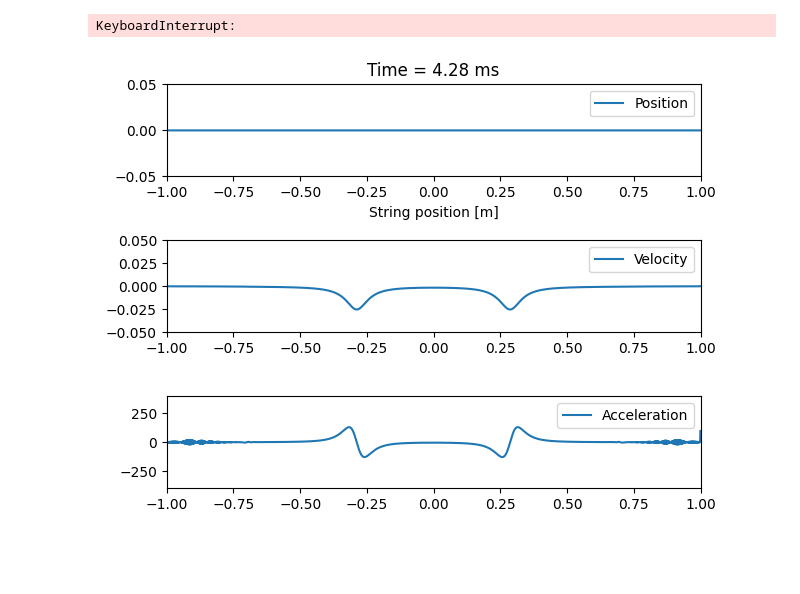
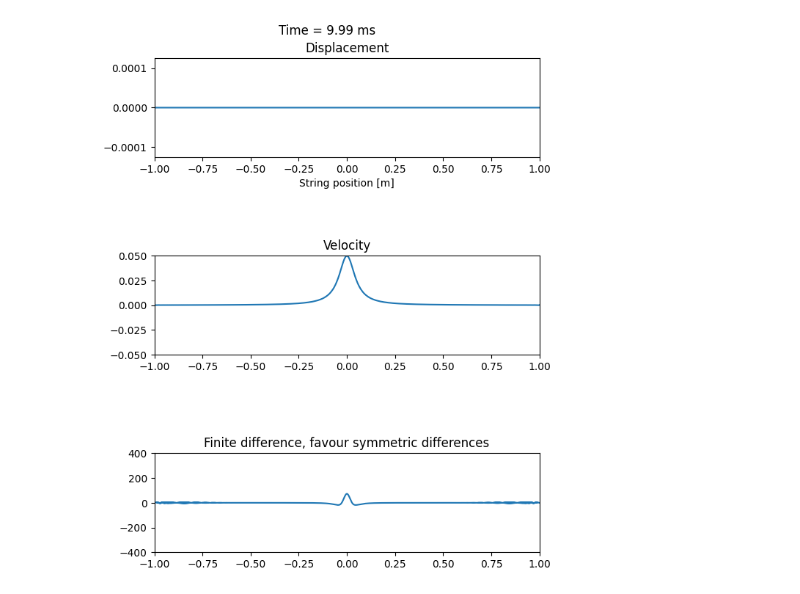
Before and after one commit to tbelvin2000/Phys499code, a Jupyter notebook: SimpleEx.ipynb, the cells around one changed output. Drawn from its saved outputs; the diff is of its cells as text; code cells hidden in the pictures; blank space fills up the shorter version.

```diff
--- a/SimpleEx.ipynb
+++ b/SimpleEx.ipynb
@@ -50,41 +50,86 @@ tf = 0.01
 t_eval = np.arange(t0, tf, dt)
 
 sol = solve_ivp(couple_fun, t_span= [t0, tf], y0= u_0, t_eval= t_eval, method="RK23")
 
 fig1, (ax1, ax2, ax3) = plt.subplots(3,1)
 ax1.set_xlabel('String position [m]')
 title = ax1.set_title(' ')
-line1, = ax1.plot([], [], label='Position')
+# line1, = ax1.plot([], [], label='Position')
+# line2, = ax2.plot([], [], label='Velocity')
+# line1, = ax1.plot([], [], label= r'$v^2$  $\nabla^2$ $\psi(x)$')
+line1, = ax1.plot([], [], label= 'Displacement')
+# line2, = ax2.plot([], [], label='Finite diff, favor increase')
 line2, = ax2.plot([], [], label='Velocity')
-line3, = ax3.plot([], [], label='Acceleration')
-ax1.set_ylim(-1/(b*v_p), 1/(b*v_p))
+line3, = ax3.plot([], [], label='Finite diff, favor symmetric')
+ax1.set_ylim(-1/(b*v_p**2), 1/(b*v_p**2))
+# ax1.set_ylim(-1/b**2, 1/b**2)
 ax1.set_xlim(-1, 1)
-ax2.set_ylim(-v_0.max(), v_0.max())
+ax2.set_ylim(-1.2*(v_0.max()), 1.2*v_0.max())
+# ax2.set_ylim(-1/b**2, 1/b**2)
 ax2.set_xlim(-1,1)
 ax3.set_ylim(-1/b**2, 1/b**2)
 ax3.set_xlim(-1,1)
-ax1.legend()
-ax2.legend()
-ax3.legend()
+# ax1.set_title(r'Finite difference laplacian')
+# ax2.set_title('Finite difference, favor increasing difference')
+ax1.set_title('Displacement')
+ax2.set_title('Velocity')
+ax3.set_title('Finite difference, favour symmetric differences')
 
 def init():
     line1.set_data([],[])
     line2.set_data([],[])
     line3.set_data([],[])
     return line1, line2, line3,
 
+def accell(arr):
+    # finite differences, laplacian
+    ret = v_p**2 * laplacian.dot(arr)
+    ret[0] = 0
+    ret[-1] = 0
+    return ret
+
+def accell_inc(t):
+    # finite differences, favor increased time
+    v_t = sol.y[arr_dim:, t]
+    if t +1 == len(sol.t):
+        v_dt = sol.y[arr_dim:, t - 1]
+        return (v_t - v_dt) /dt
+    else:
+        v_dt = sol.y[arr_dim:, t + 1]
+        return (v_dt - v_t) / dt
+
+def accell_mix(t):
+    # Finite differences, favor symmetric difference
+    d = 2
+    if t == 0:
+        less_dt = sol.y[arr_dim:, t]
+        d = 1
+    else:
+        less_dt = sol.y[arr_dim:, t - 1]
+    if t == len(sol.t) - 1:
+        more_dt = sol.y[arr_dim:, t]
+        d = 1
+    else:
+        more_dt = sol.y[arr_dim:, t + 1]
+    return (more_dt - less_dt) / (d * dt)
+
+
+
 def animate(i):
     line1.set_data(z_string, sol.y[:arr_dim, i])
+    # line1.set_data(z_string, accell(sol.y[:arr_dim, i]))
     line2.set_data(z_string, sol.y[arr_dim:, i])
-    line3.set_data(z_string, v_p**2 * laplacian.dot(sol.y[:arr_dim, i]))
-    title.set_text('Time = {:.2f} ms'.format(1000*sol.t[i]))
+    # line2.set_data(z_string, accell_inc(i))
+    line3.set_data(z_string, accell_mix(i))
+    fig1.suptitle('Time = {:.2f} ms'.format(1000*sol.t[i]))
+    # title.set_text()
     return line1, line2, line3,
 
 anim = animation.FuncAnimation(fig1, animate, init_func=init, frames=len(sol.t), interval=5, blit=True)
 fig1.tight_layout()
+fig1.set_figheight(8)
 writervideo = animation.FFMpegWriter(fps=60)
 anim.save('SimpleTransverse.mp4', writervideo)
 # HTML(anim.to_jshtml())
 # %% [output]
-KeyboardInterrupt:
-[figure, old version]
+[figure, new version]
```
Also changed, not shown: 1 other file.
